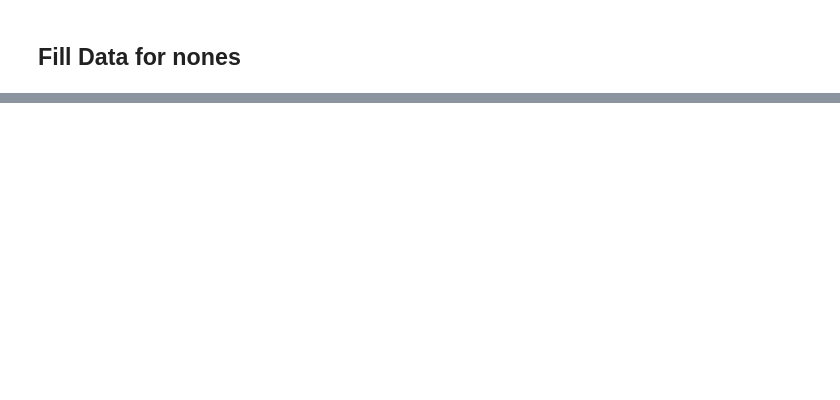
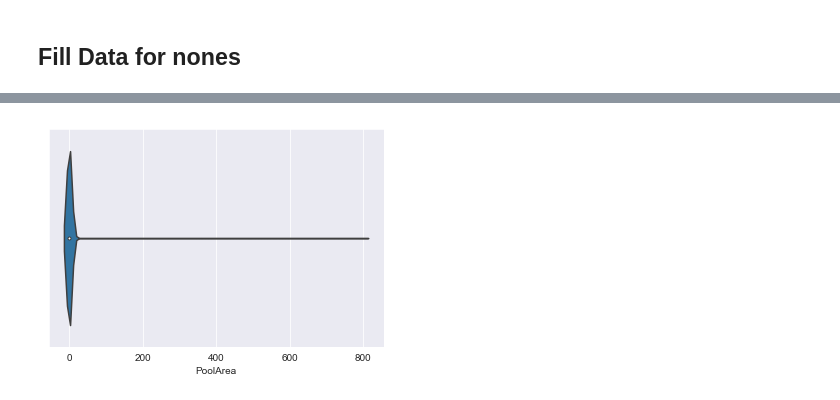
Before and after one commit to dredvard/kaggles, a Jupyter notebook: Houseprice Kaggle.ipynb, the cells around one changed output, grey strips where cells are left out. Cells and saved outputs as stored; diff of their text form; code cells hidden in the pictures; blank space fills up the shorter version.

```diff
--- a/Houseprice Kaggle.ipynb
+++ b/Houseprice Kaggle.ipynb
@@ -193,9 +181,30 @@ sns.heatmap(corrmat, vmax=0.9, square=True)
 # %% [markdown]
 ## Fill Data for nones
-# %%
-cols=['PoolQC','MiscFeature','Alley','Fence','FireplaceQu','GarageType','GarageFinish']
-bcols=['BsmtQual', 'BsmtCond', 'BsmtExposure', 'BsmtFinType1', 'BsmtFinType2']
-gcols=['GarageType', 'GarageFinish', 'GarageQual', 'GarageCond']
-for col in cols+bcols+gcols:
-    all_data[col]=all_data[col].fillna('None')
+# %%
+#Replace by None - Based on Description
+cols=['PoolQC','MiscFeature','Alley','Fence','FireplaceQu','GarageType','GarageFinish']
+bcols=['BsmtQual', 'BsmtCond', 'BsmtExposure', 'BsmtFinType1', 'BsmtFinType2']
+gcols=['GarageType', 'GarageFinish', 'GarageQual', 'GarageCond']
+mcols=['MasVnrType','MSSubClass']
+for col in cols+bcols+gcols+mcols:
+    all_data[col]=all_data[col].fillna('None')
+
+#Replace by 0 - Based on Descriptions
+b0cols=['BsmtFinSF1', 'BsmtFinSF2', 'BsmtUnfSF','TotalBsmtSF', 'BsmtFullBath', 'BsmtHalfBath']
+g0cols=['GarageYrBlt', 'GarageArea', 'GarageCars']
+m0cols=['MasVnrArea']
+for col in b0cols+g0cols+m0cols:
+    all_data[col]=all_data[col].fillna(0)
+
+#Replace by Mode since high frequency
+mmcols=['Functional','SaleType', 'KitchenQual','Exterior2nd','Exterior1st','Electrical','MSZoning']
+for col in mmcols:
+    all_data[col]=all_data[col].fillna(all_data[col].mode()[0])
+
+#Replace by Median in Neiborhood
+all_data["LotFrontage"] = all_data.groupby("Neighborhood")["LotFrontage"].transform(
+    lambda x: x.fillna(x.median()))
+
+#Utilities has information that is not Used
+#all_data.drop(['Utilities'],axis=1)
 # %%
@@ -273,0 +348,4 @@ Name: YrSold, Length: 2917, dtype: datetime64[ns]
+# %%
+ax=sns.violinplot(datax=all_data['PoolArea'])
+# %% [output]
+[figure, added]
```
Also changed, not shown: parts of 22 cells of this notebook.
